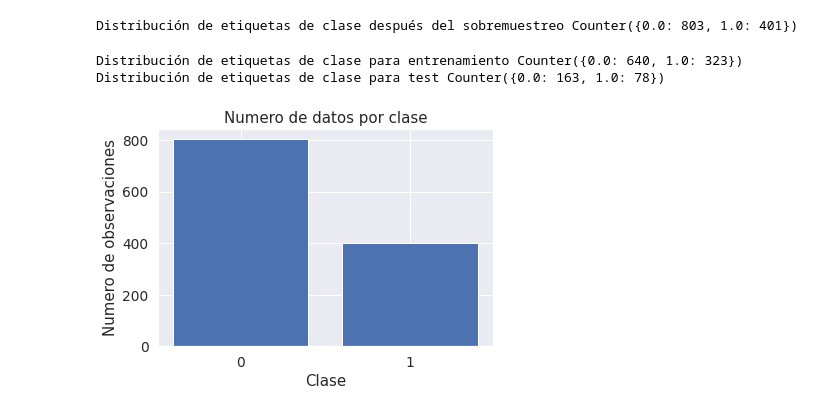
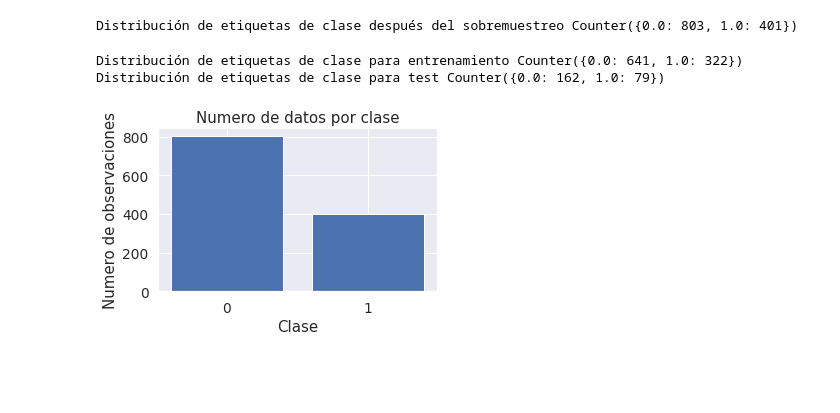
Before and after one commit to Caceres-Santamaria/proyecto-IA, a Jupyter notebook: cancerCervical.ipynb, the cells around one changed output. Drawn from its saved outputs; the diff is of its cells as text; code cells hidden in the pictures; blank space fills up the shorter version.

```diff
--- a/cancerCervical.ipynb
+++ b/cancerCervical.ipynb
@@ -335,7 +352,7 @@ def aplicarPCA(X,nCompo=7):
   return X
 # %%
 X1 = escalarDatos(X)
-X1 = aplicarPCA(X1,.8)
+X1 = aplicarPCA(X1,12)
 # %% [markdown]
 ## 5. Diferentes predictores con la clase desbalanceada y con ajuste de parámetros
 # %%
@@ -500,17 +519,18 @@ Xtrain, Xtest, ytrain, ytest = train_test_split(X2,y1, test_size=.2)
 print ("Distribución de etiquetas de clase para entrenamiento {}".format(Counter(ytrain)))
 print ("Distribución de etiquetas de clase para test {}".format(Counter(ytest)))
 # %% [output]
-Distribución de etiquetas de clase para entrenamiento Counter({0.0: 640, 1.0: 323})
-Distribución de etiquetas de clase para test Counter({0.0: 163, 1.0: 78})
+Distribución de etiquetas de clase para entrenamiento Counter({0.0: 641, 1.0: 322})
+Distribución de etiquetas de clase para test Counter({0.0: 162, 1.0: 79})
 # %%
 #@title Balance de clases con sobremuestreo { display-mode: "form" }
+plt.subplots(1,1,figsize=(5,3))
 target= ['0', '1']
 lista = [np.sum(y1==0),np.sum(y1==1)]
 plt.bar(target, lista)
 plt.title("Numero de datos por clase")
 plt.xlabel("Clase")
 plt.ylabel("Numero de observaciones");
 # %% [output]
-[figure, old version]
+[figure, new version]
 # %%
 #@title Pruebas con los clasificadores { display-mode: "form" }
```
Also changed, not shown: parts of 22 cells of this notebook.
